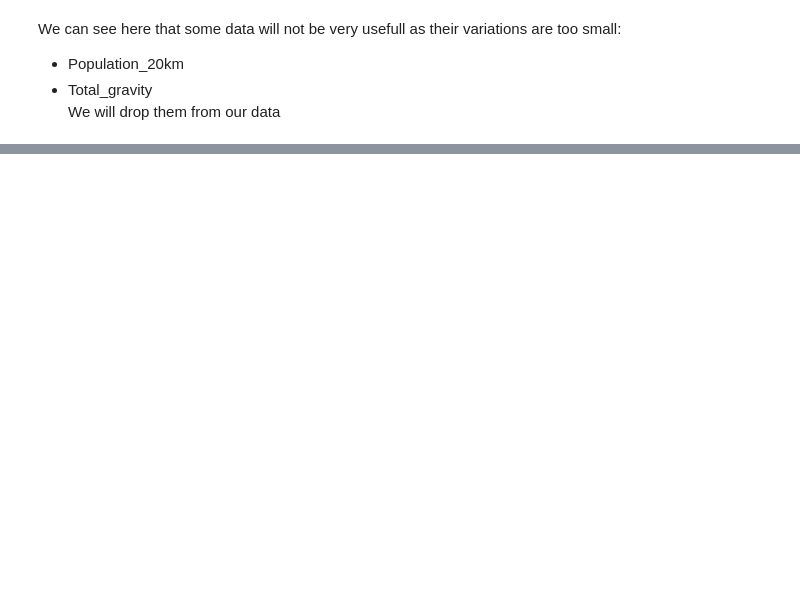
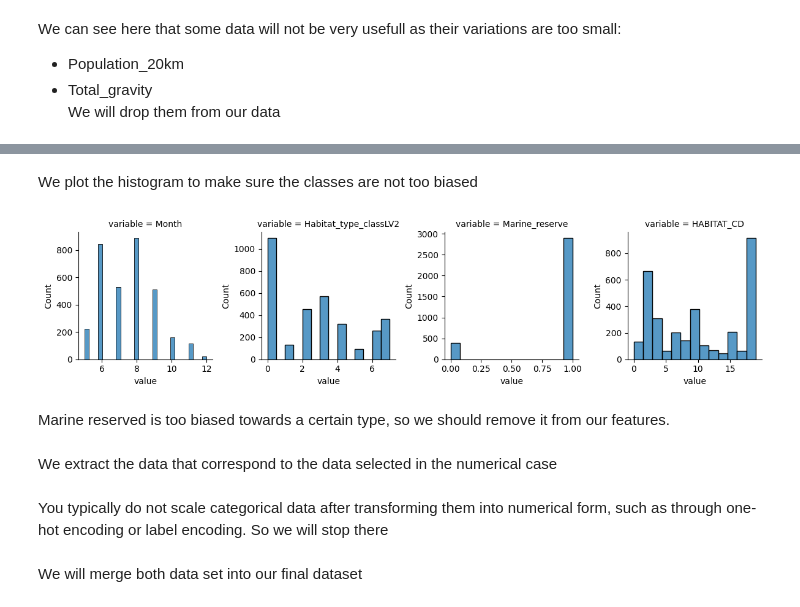
Before and after one commit to gpealat/coralreef, a Jupyter notebook: Notebooks/Final - 1 - Data cleaning.ipynb, the cells around one changed output, grey strips where cells are left out. Cells and saved outputs as stored; diff of their text form; code cells hidden in the pictures; blank space fills up the shorter version.

```diff
--- a/Notebooks/Final - 1 - Data cleaning.ipynb
+++ b/Notebooks/Final - 1 - Data cleaning.ipynb
@@ -254,0 +286,2 @@ data.to_csv("../Data/features.csv")
+# %%
+categorical_data.drop(columns=['Region','Keys_Divisions'], inplace=True)
@@ -254,0 +290,2 @@ data.to_csv("../Data/features.csv")
+# %%
+categorical_data['Month'] = categorical_data['Month'].replace({'January': 1, 'February': 2, 'March': 3, 'April':4, 'May':5, 'June':6,'July':7,'August':8,'September':9,'October':10,'November':11,'December':12})
@@ -254,0 +294,2 @@ data.to_csv("../Data/features.csv")
+# %%
+categorical_data['Marine_reserve'] = categorical_data['Marine_reserve'].replace({'Open': 1, 'Closed': 0})
@@ -254,0 +298,5 @@ data.to_csv("../Data/features.csv")
+# %%
+le = LabelEncoder()
+
+categorical_data['HABITAT_CD'] = le.fit_transform(categorical_data['HABITAT_CD'])
+categorical_data['Habitat_type_classLV2'] = le.fit_transform(categorical_data['Habitat_type_classLV2'])
@@ -254,0 +314,14 @@ data.to_csv("../Data/features.csv")
+# %% [markdown]
+We plot the histogram to make sure the classes are not too biased
+# %%
+# Create the grid of KDE plots
+g = sns.FacetGrid(categorical_data.melt(), col='variable', col_wrap=6, height=3, sharex=False, sharey=False)
+g.map(sns.histplot, 'value', fill=True)
+
+# Show the plots
+plt.tight_layout()
+plt.show()
+# %% [output]
+[figure, added]
+# %% [markdown]
+Marine reserved is too biased towards a certain type, so we should remove it from our features.
@@ -254,0 +330,2 @@ data.to_csv("../Data/features.csv")
+# %% [markdown]
+We extract the data that correspond to the data selected in the numerical case
@@ -254,0 +334,4 @@ data.to_csv("../Data/features.csv")
+# %% [markdown]
+You typically do not scale categorical data after transforming them into numerical form, such as through one-hot encoding or label encoding. So we will stop there
+# %% [markdown]
+We will merge both data set into our final dataset
```
Also changed, not shown: parts of 22 cells of this notebook.
